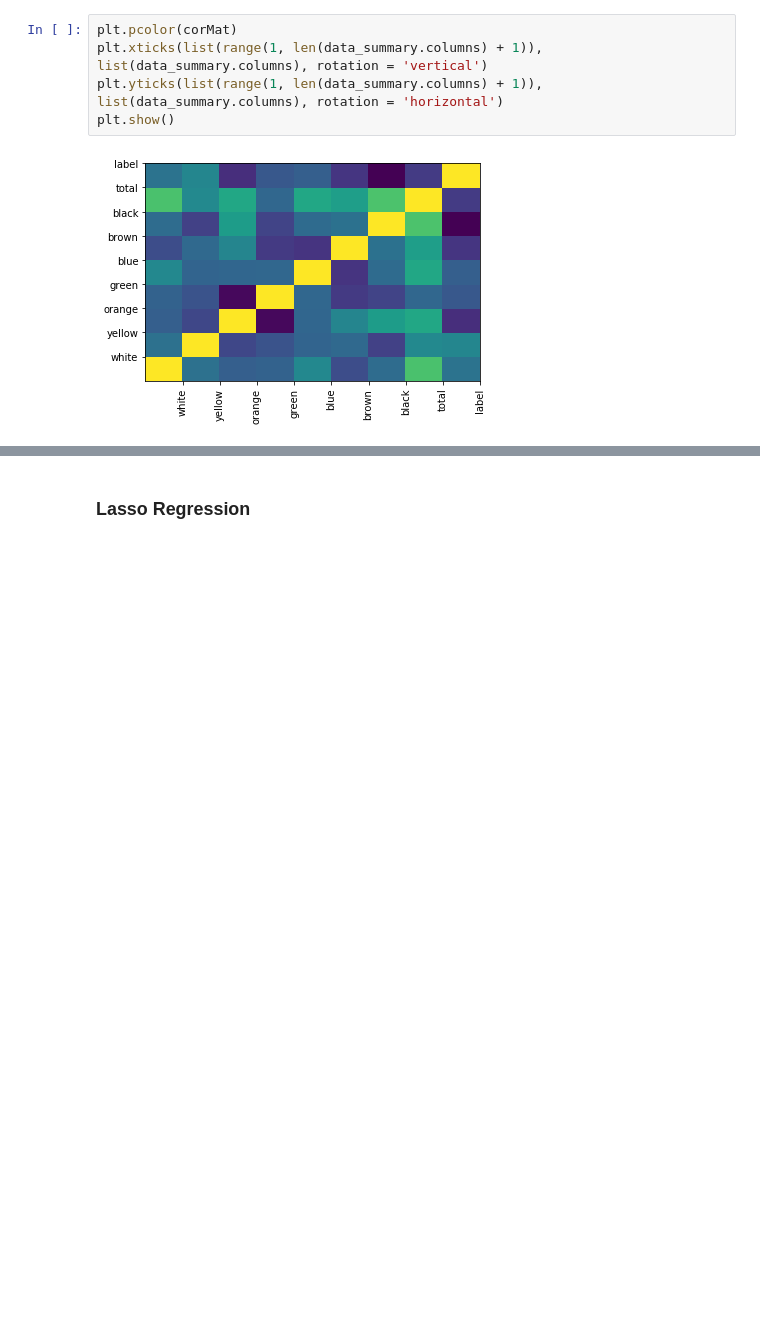
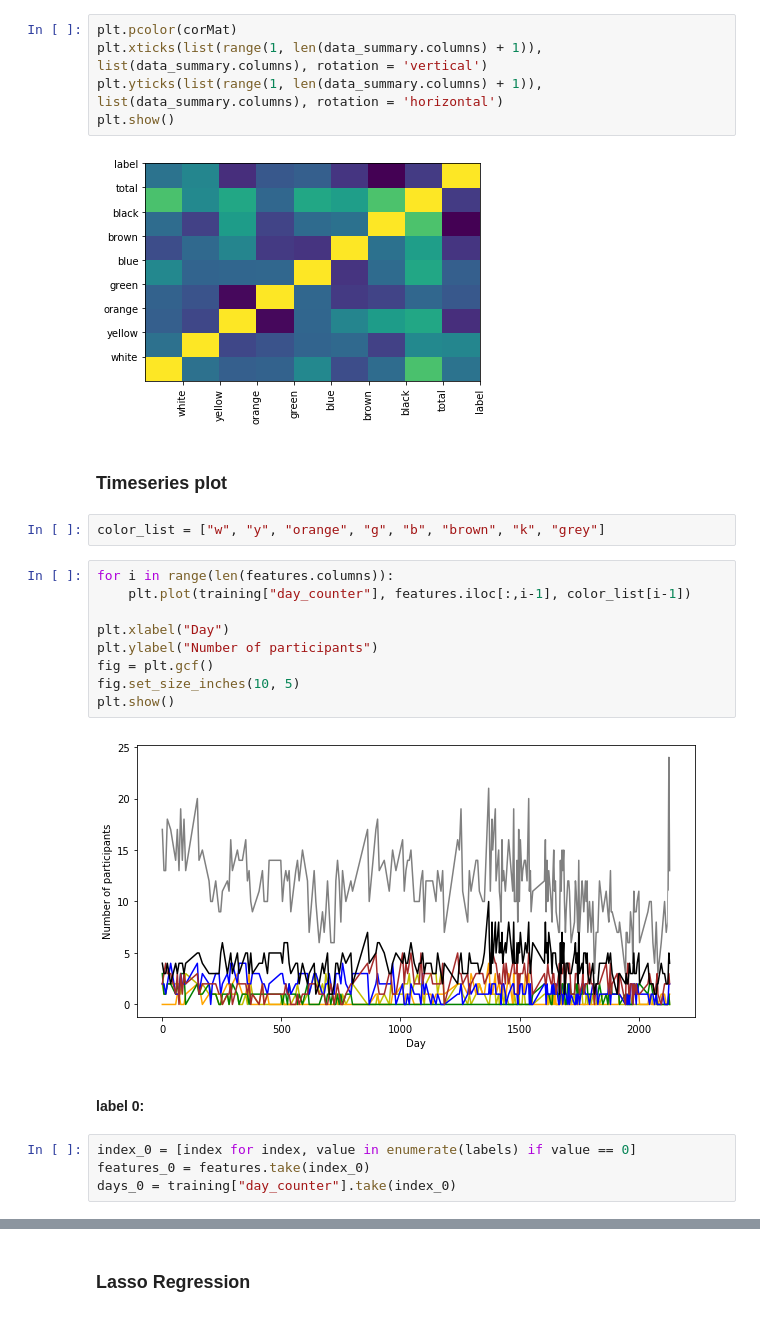
Before and after one commit to felixjohanlehmann/Data-Science, a Jupyter notebook: training_participation.ipynb, the cells around one changed output, grey strips where cells are left out. Drawn from its saved outputs; the diff is of its cells as text; blank space fills up the shorter version.

```diff
--- a/training_participation.ipynb
+++ b/training_participation.ipynb
@@ -192,3 +180,24 @@ plt.yticks(list(range(1, len(data_summary.columns) + 1)), list(data_summary.colu
 plt.show()
 # %% [output]
 [figure]
+# %% [markdown]
+### Timeseries plot
+# %%
+color_list = ["w", "y", "orange", "g", "b", "brown", "k", "grey"]
+# %%
+for i in range(len(features.columns)):
+    plt.plot(training["day_counter"], features.iloc[:,i-1], color_list[i-1])
+
+plt.xlabel("Day")
+plt.ylabel("Number of participants")
+fig = plt.gcf()
+fig.set_size_inches(10, 5)
+plt.show()
+# %% [output]
+[figure, added]
+# %% [markdown]
+#### label 0:
+# %%
+index_0 = [index for index, value in enumerate(labels) if value == 0]
+features_0 = features.take(index_0)
+days_0 = training["day_counter"].take(index_0)
```
Also changed, not shown: parts of 8 cells of this notebook.
